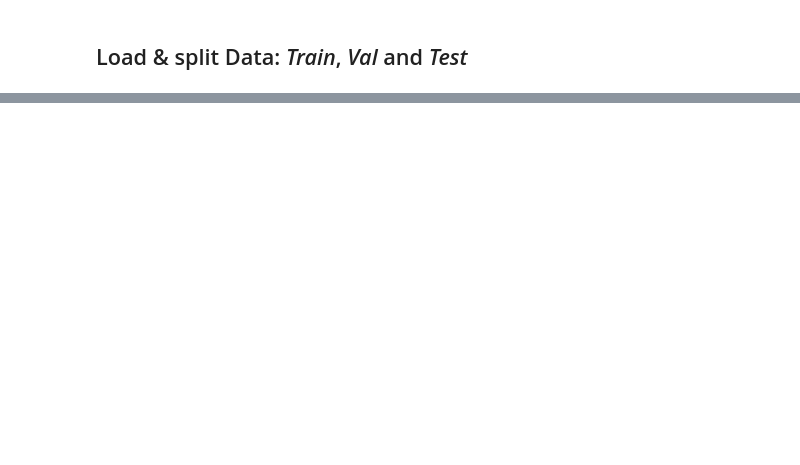
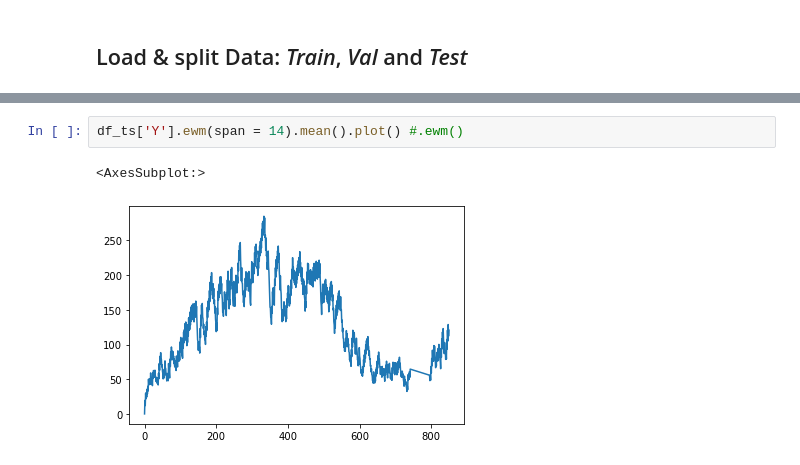
Before and after one commit to 7shoe/probabilistic-forecasting, a Jupyter notebook: 02_ModelZoo.ipynb, the cells around one changed output, grey strips where cells are left out. Drawn from its saved outputs; the diff is of its cells as text; blank space fills up the shorter version.

```diff
--- a/02_ModelZoo.ipynb
+++ b/02_ModelZoo.ipynb
@@ -31,3 +110,8 @@ lTe   = datetime.strptime('2022-03-23 12:00:00', '%Y-%m-%d %H:%M:%S') # 59
+# %%
+df_ts['Y'].ewm(span = 14).mean().plot() #.ewm()
+# %% [output]
+<AxesSubplot:>
+[figure, added]
 # %%
 # 1. Persistence
 #mu_pers =
```
Also changed, not shown: parts of 17 cells of this notebook.
